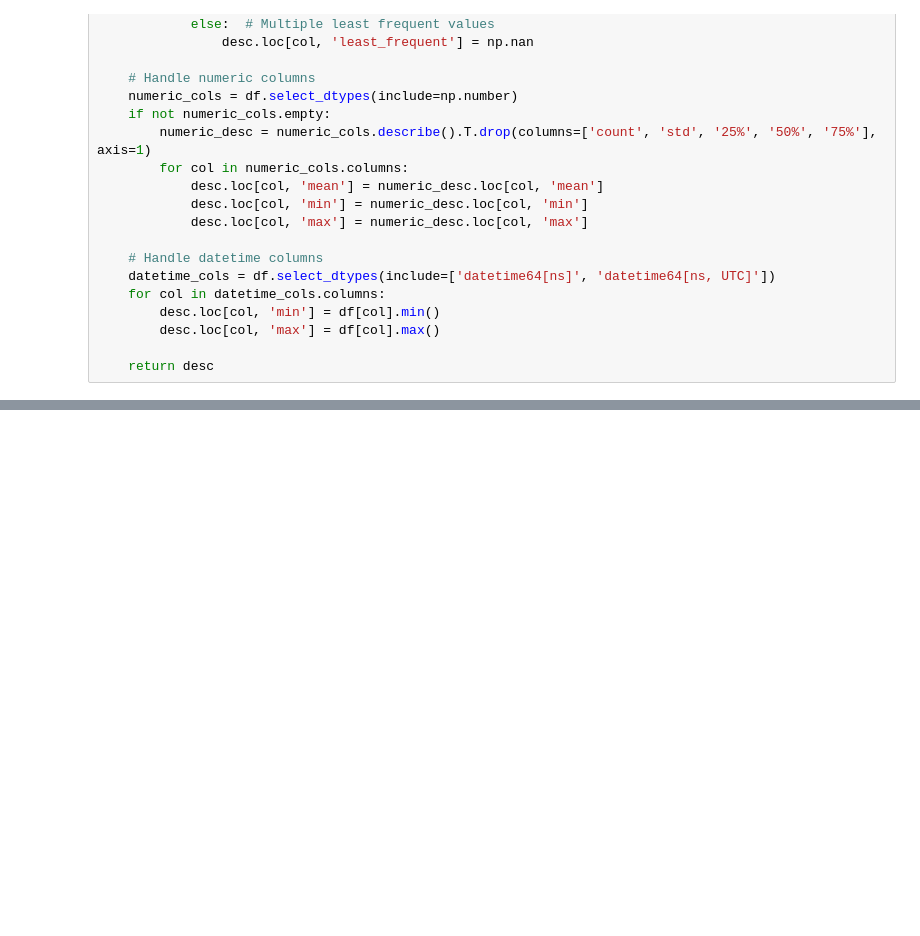
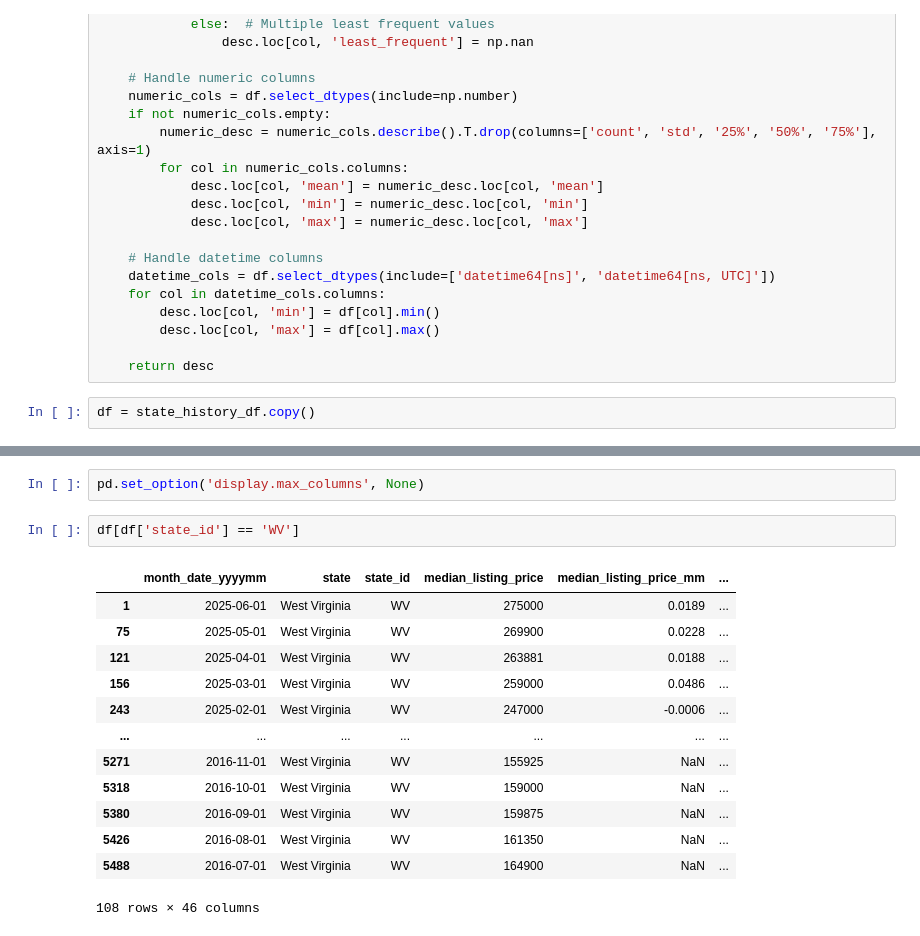
Before and after one commit to Real-Estate-Insight-Platform-Project/AI-ML-Services, a Jupyter notebook: forecasting engine/preprocessing.ipynb, the cells around one changed output, grey strips where cells are left out. Saved outputs shown, nothing was run; the diff lists cells and outputs as text; blank space fills up the shorter version.

```diff
--- a/forecasting engine/preprocessing.ipynb
+++ b/forecasting engine/preprocessing.ipynb
@@ -111,4 +111,6 @@ def customDescription(df: pd.DataFrame, numeric_only: bool = False):
         desc.loc[col, 'max'] = df[col].max()
 
     return desc
+# %%
+df = state_history_df.copy()
 # %%
@@ -131,3 +133,21 @@ customDescription(state_history_df)
 | pending_ratio_mm | float64 | 4871 | 2272 | 637 | NaN | NaN | 0.002429 | -0.8669 | 1.1954 |
 | pending_ratio_yy | float64 | 4861 | 3648 | 647 | NaN | NaN | 0.034240 | -2.5872 | 2.5949 |
 | quality_flag | float64 | 4896 | 2 | 612 | 0.0000 | 1.0 | 0.024306 | 0.0 | 1.0 |
+# %%
+pd.set_option('display.max_columns', None)
+# %%
+df[df['state_id'] == 'WV']
+# %% [output]
+|  | month_date_yyyymm | state | state_id | median_listing_price | median_listing_price_mm | ... |
+| 1 | 2025-06-01 | West Virginia | WV | 275000 | 0.0189 | ... |
+| 75 | 2025-05-01 | West Virginia | WV | 269900 | 0.0228 | ... |
+| 121 | 2025-04-01 | West Virginia | WV | 263881 | 0.0188 | ... |
+| 156 | 2025-03-01 | West Virginia | WV | 259000 | 0.0486 | ... |
+| 243 | 2025-02-01 | West Virginia | WV | 247000 | -0.0006 | ... |
+| ... | ... | ... | ... | ... | ... | ... |
+| 5271 | 2016-11-01 | West Virginia | WV | 155925 | NaN | ... |
+| 5318 | 2016-10-01 | West Virginia | WV | 159000 | NaN | ... |
+| 5380 | 2016-09-01 | West Virginia | WV | 159875 | NaN | ... |
+| 5426 | 2016-08-01 | West Virginia | WV | 161350 | NaN | ... |
+| 5488 | 2016-07-01 | West Virginia | WV | 164900 | NaN | ... |
+108 rows × 46 columns
```
Also changed, not shown: parts of 5 cells of this notebook.
